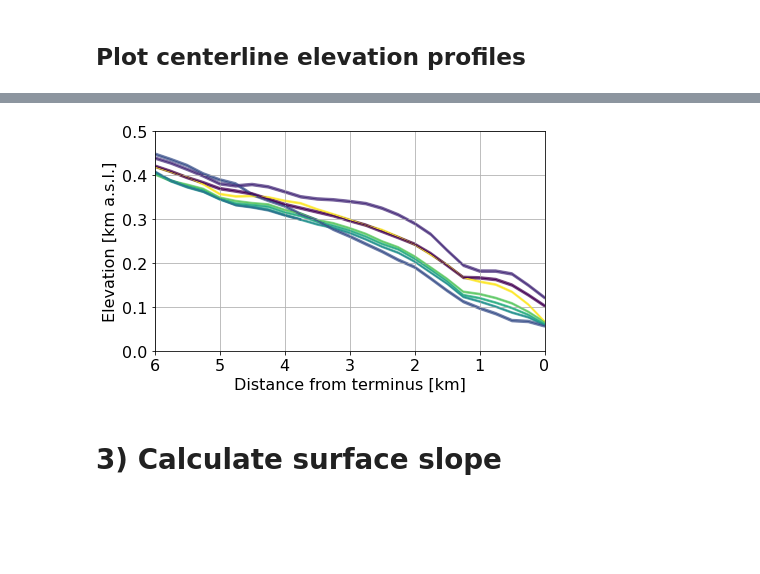
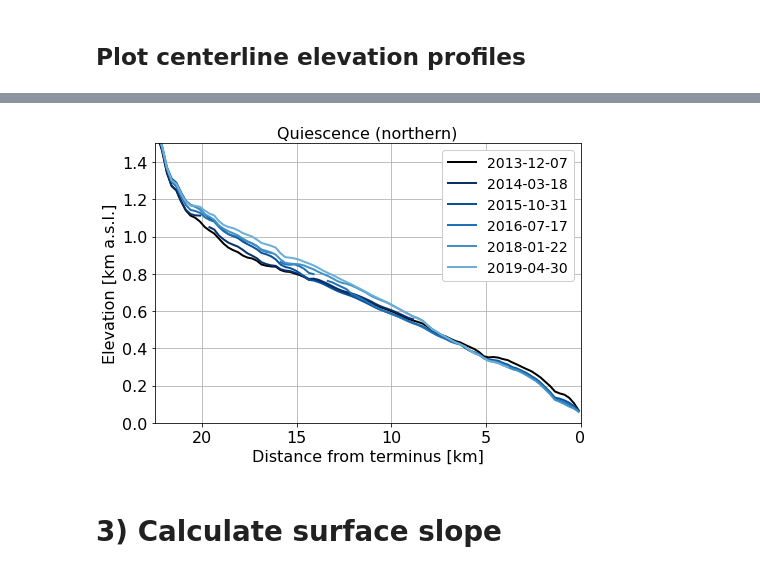
Before and after one commit to jukesliu/TG-surge, a Jupyter notebook: centerline_elevation_processing.ipynb, the cells around one changed output, grey strips where cells are left out. Saved outputs shown, nothing was run; the diff lists cells and outputs as text; code cells hidden in the pictures; blank space fills up the shorter version.

```diff
--- a/centerline_elevation_processing.ipynb
+++ b/centerline_elevation_processing.ipynb
@@ -270,3 +253,14 @@ diff_df
 diff_df.to_csv(dem_outpath+'differenced/profile_20160717_20180122.csv')
 # %% [markdown]
 ## Plot centerline elevation profiles
+# %%
+######## Change path to folder with centerline elevation CSVs ###################
+dem_outpath = '/Users/jukesliu/Documents/TURNER/DATA/ICE_THICKNESS/surface/centerline_elevations/'
+filelist = glob.glob(dem_outpath+'centerline_n_250*20*.csv') # change glob search pattern!
+filelist.sort() # centerline elevation files
+################################################################################
+# ref_elev_file = filelist[9]
+ref_elev_file = filelist[1]
+print(ref_elev_file)
+ref_elev = pd.read_csv(ref_elev_file)
+ref_elev
@@ -273,21 +282,18 @@ diff_df.to_csv(dem_outpath+'differenced/profile_20160717_20180122.csv')
 # %%
-######## Change path to foler with centerline elevation CSVs ###################
-dem_outpath = '/Users/jukesliu/Documents/TURNER/DATA/ICE_THICKNESS/surface/centerline_elevations/'
-filelist = glob.glob(dem_outpath+'centerline_s_250*20*.csv') # change glob search pattern!
-filelist.sort() # centerline elevation files
-################################################################################
-
 # intialize plot
-lw = 1
+lw = 2
 a = 1
-colors = plt.cm.viridis_r(np.linspace(0,1,9))
-fig, ax = plt.subplots(1,figsize=(6.5,4))
+# colors = plt.cm.viridis_r(np.linspace(0,1,9))
+colors = plt.cm.Reds_r(np.linspace(0,1,5))
+colors = plt.cm.Blues_r(np.linspace(0,1,9))
+# fig, ax = plt.subplots(1,figsize=(6.5,4))
+fig, ax = plt.subplots(1,figsize=(7,5))
 fs = 16
 # ax.set_xlim(30,0)
 # ax.set_xlim(22,6)
 # ax.set_ylim(0.375,1.2)
-ax.set_xlim(6,0)
-ax.set_ylim(0,0.5)
+ax.set_xlim(22.5,0)
+ax.set_ylim(0,1.5)
 
 # ax.set_xlim(30,22)
 # ax.set_ylim(1.2, 2.4)
@@ -299,44 +305,60 @@ plt.grid()
 plt.tight_layout()
 
 legend_entries = []
+legend_objects = []
 c = 0
 w = 0
+# legend_entries.append('2019-04-30')
+legend_entries.append('2013-12-07')
+ax.plot(ref_elev.dist_m/1000, ref_elev.mean_elev/1000, 'k-', lw=lw) # reference profile
 for elevprofile in filelist:
     elev_df = pd.read_csv(elevprofile)
     ds = elevprofile.split('/')[-1].split('_')[-1][:-4]
 
     # choose which ones
 #     if True:
 #     if not ds.startswith('2016') or ds.startswith('2015') or ds.startswith('2017') or ds.startswith('2018'):
 
     # do not include 2022 and merged DEMs
-    if (not ds.startswith('20180117') and not ds.startswith('2012')
-    and not ds.startswith('20180128')) and (not ds.startswith('202202')
-    and not ds.startswith('202204')) and not ds.startswith('20211025') and not ds.startswith('20180507'):
+    if (((not ds.startswith('20180117') and not ds.startswith('2012') and not ds.startswith('2013')
+    and not ds.startswith('20180128')) and (not ds.startswith('2022') and not ds.startswith('202')
+    and not ds.startswith('202204')) and not ds.startswith('20211025') and not ds.startswith('20180507'))
+    or ds.startswith('20190430')):
 
         if ds.startswith('2012'):
             ax.plot(elev_df.dist_m/1000, elev_df.mean_elev/1000, '-', color='orange', linewidth=lw, alpha=a)
         else:
             # fill between standard error
             if ds.startswith('201'):
                 st_err = 2
             elif ds.startswith('2020'):
                 st_err = 3
             else:
                 st_err = 3
-            ax.fill_between(elev_df.dist_m/1000,
-                            elev_df.mean_elev/1000 - st_err/1000,
-                           elev_df.mean_elev/1000 + st_err/1000, color=colors[c], alpha=a-0.4)
+#             ax.fill_between(elev_df.dist_m/1000,
+#                             elev_df.mean_elev/1000 - st_err/1000,
+#                            elev_df.mean_elev/1000 + st_err/1000, color=colors[c], alpha=a-0.4)
+
+#             ax.fill_between(elev_df.dist_m/1000,
+#                             ref_elev.mean_elev/1000,
+#                            elev_df.mean_elev/1000, color=colors[c], alpha=0.3, label=str())
             # plot the line
-            ax.plot(elev_df.dist_m/1000, elev_df.mean_elev/1000, '-', color=colors[c], linewidth=lw, alpha=a)
+            leg_obj = ax.plot(elev_df.dist_m/1000, elev_df.mean_elev/1000, '-', color=colors[c], linewidth=lw)
+#             legend_objects.append(leg_obj)
             c+=1
-#         legend_entries.append(ds[0:4]+'-'+ds[4:6]+'-'+ds[6:8])
+            legend_entries.append(ds[0:4]+'-'+ds[4:6]+'-'+ds[6:8])
 #         plt.legend(legend_entries, ncol=1, fontsize=fs, facecolor='white', framealpha=1)
-#         plt.savefig(dem_outpath+'figures/DEMs_cline_north_'+ds+'.png',dpi=200)
+# #         plt.savefig(dem_outpath+'figures/DEMs_cline_north_'+ds+'.png',dpi=200)
+#         plt.savefig('/Users/jukesliu/Documents/TURNER/paper1/figures/elev_profiles_north_')
 
+plt.legend(legend_entries,fontsize=fs-2,framealpha=1)
+plt.title('Quiescence (northern)',fontsize=fs)
+# plt.title('Surge (southern)',fontsize=fs)
+plt.tight_layout()
+plt.savefig('/Users/jukesliu/Documents/TURNER/paper1/figures/elev_profiles_north_quiescence_legend.png',dpi=300)
 plt.show()
 # %% [output]
-[figure, old version]
+[figure, new version]
 # %% [markdown]
 # 3) Calculate surface slope
 # %%
```
Also changed, not shown: parts of 27 cells of this notebook, 8 other files.
